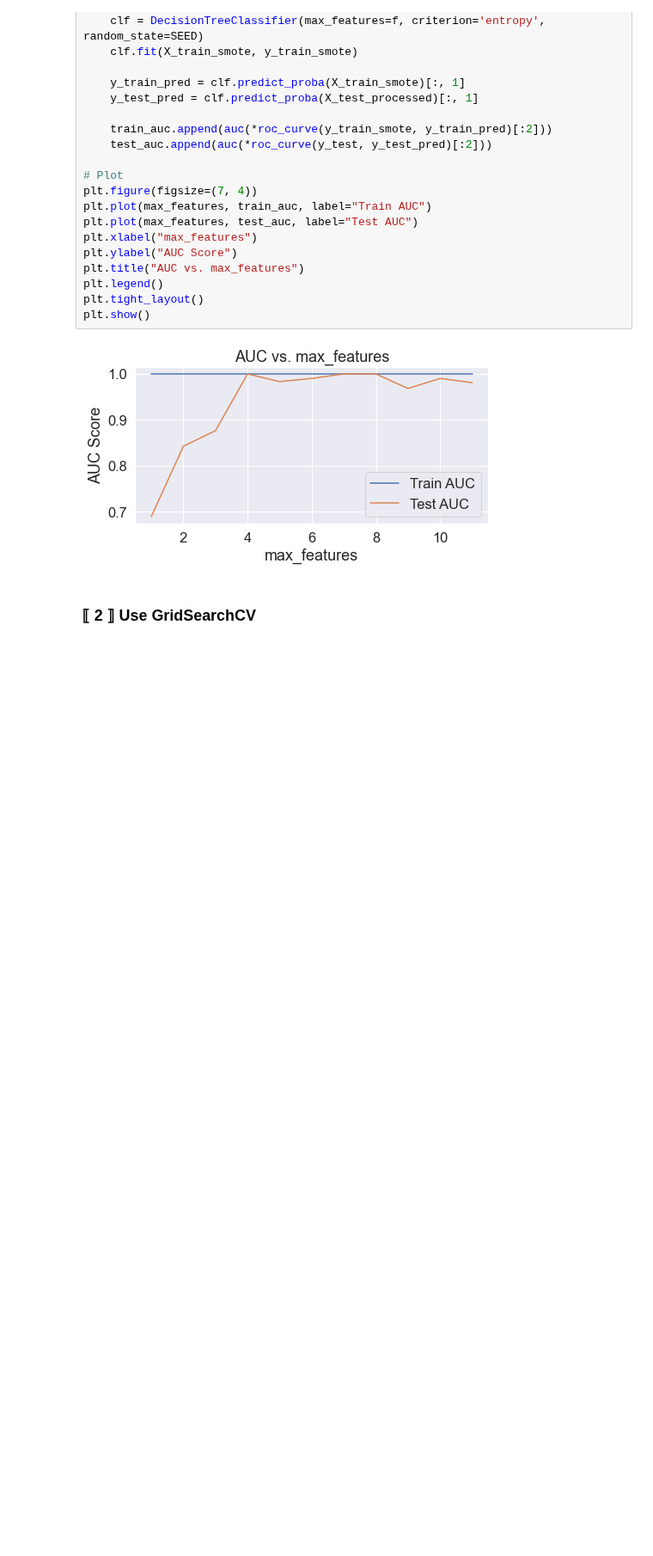
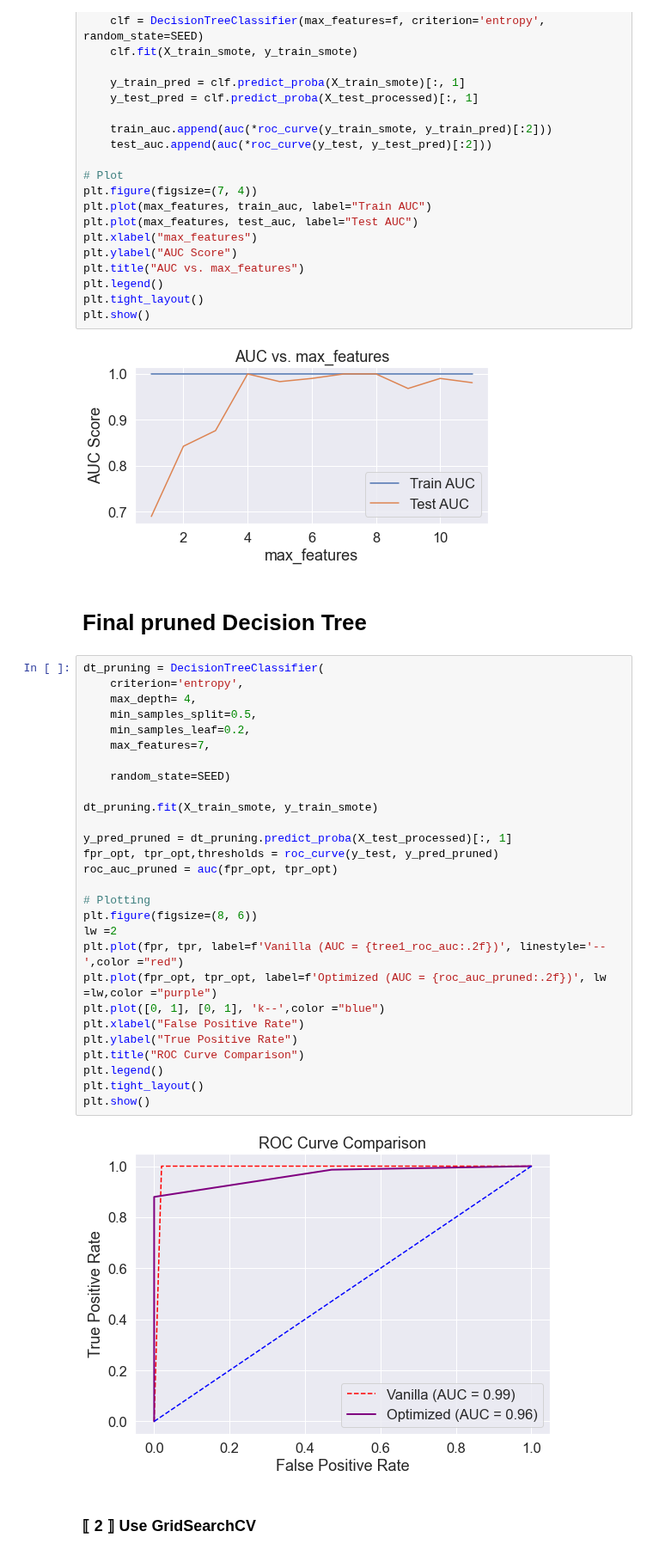
Before and after one commit to Harriet-ngomo/Taxpayer-Risk-Classification, a Jupyter notebook: index.ipynb, the cells around one changed output. Shown at 86% size. Drawn from its saved outputs; the diff is of its cells as text; blank space fills up the shorter version.

Commit message:
Modelling the Manually pruned and tuned Decision Tree

```diff
--- a/index.ipynb
+++ b/index.ipynb
@@ -854,6 +854,38 @@ plt.tight_layout()
 plt.show()
 # %% [output]
 [figure]
+# %% [markdown]
+# Final pruned Decision Tree
+# %%
+dt_pruning = DecisionTreeClassifier(
+    criterion='entropy',
+    max_depth= 4,
+    min_samples_split=0.5,
+    min_samples_leaf=0.2,
+    max_features=7,
+
+    random_state=SEED)
+
+dt_pruning.fit(X_train_smote, y_train_smote)
+
+y_pred_pruned = dt_pruning.predict_proba(X_test_processed)[:, 1]
+fpr_opt, tpr_opt,thresholds = roc_curve(y_test, y_pred_pruned)
+roc_auc_pruned = auc(fpr_opt, tpr_opt)
+
+# Plotting
+plt.figure(figsize=(8, 6))
+lw =2
+plt.plot(fpr, tpr, label=f'Vanilla (AUC = {tree1_roc_auc:.2f})', linestyle='--',color ="red")
+plt.plot(fpr_opt, tpr_opt, label=f'Optimized (AUC = {roc_auc_pruned:.2f})', lw =lw,color ="purple")
+plt.plot([0, 1], [0, 1], 'k--',color ="blue")
+plt.xlabel("False Positive Rate")
+plt.ylabel("True Positive Rate")
+plt.title("ROC Curve Comparison")
+plt.legend()
+plt.tight_layout()
+plt.show()
+# %% [output]
+[figure, added]
 # %% [markdown]
 ### ⟦ 2 ⟧ Use GridSearchCV
 # %%
```
Also changed, not shown: parts of 1 cell of this notebook.
